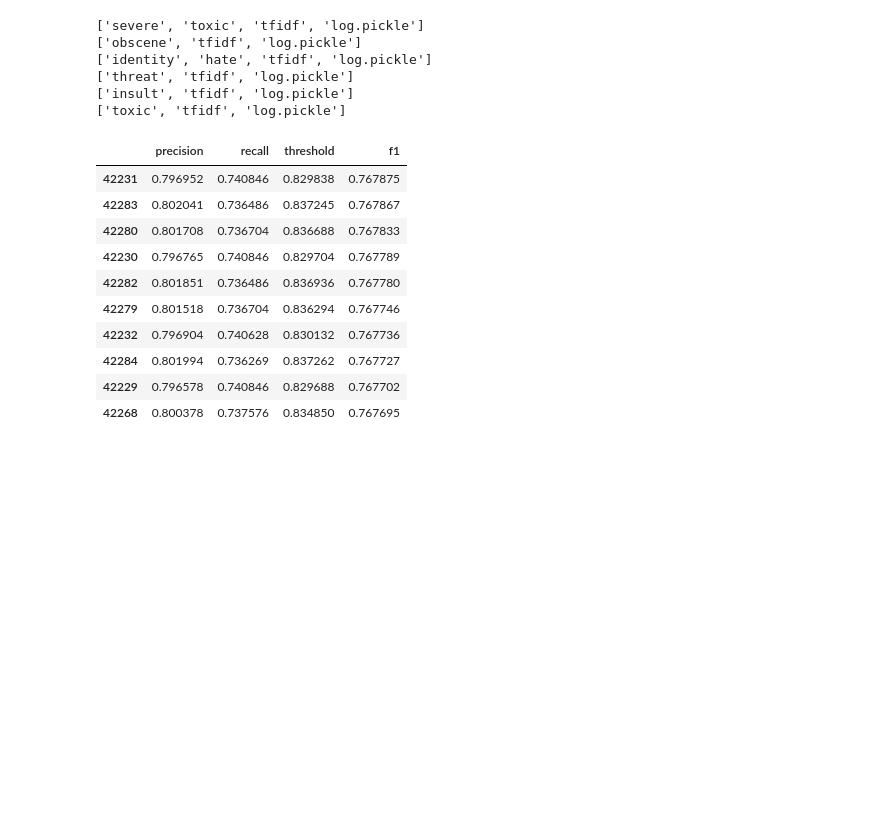
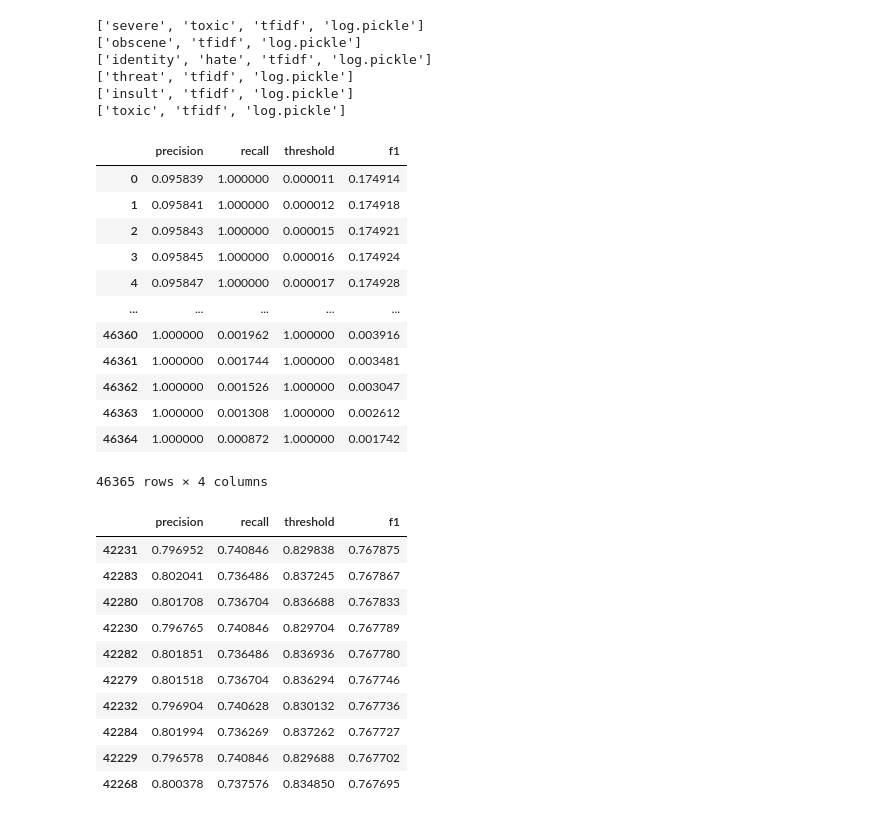
Before and after one commit to bryangyc/Toxic_comments_classification, a Jupyter notebook: code/modeling.ipynb, the cells around one changed output. Drawn from its saved outputs; the diff is of its cells as text; code cells hidden in the pictures; blank space fills up the shorter version.

```diff
--- a/code/modeling.ipynb
+++ b/code/modeling.ipynb
@@ -312,11 +314,13 @@ def results_extraction(
 
     # Different metrics
     accuracy = (tp + tn) / (tp + tn + fp + fn)
+    accuracy = accuracy_score(y_test, y_pred)
     misclassification = 1 - accuracy
-    recall = tp / (tp + fn)
+    recall = recall_score(y_test, y_pred)
+    precision = precision_score(y_test, y_pred)
     specificity = tn / (tn + fp)
-    precision = tp / (tp + fp)
     f1 = 2 * (precision * recall) / (precision + recall)
+    # f1 = f1_score(y_test, y_pred, average="weighted")
 
     acc_diff = np.abs(
         (model.score(X_train, y_train) - model.score(X_test, y_test))
@@ -1386,6 +1406,22 @@ def threshold_prc(feature, metric, model_name):
     return df
 # %%
 df_toxic = threshold_prc("toxic", "average_precision", "log")
+# %%
+df_toxic
+# %% [output]
+|  | precision | recall | threshold | f1 |
+| 0 | 0.095839 | 1.000000 | 0.000011 | 0.174914 |
+| 1 | 0.095841 | 1.000000 | 0.000012 | 0.174918 |
+| 2 | 0.095843 | 1.000000 | 0.000015 | 0.174921 |
+| 3 | 0.095845 | 1.000000 | 0.000016 | 0.174924 |
+| 4 | 0.095847 | 1.000000 | 0.000017 | 0.174928 |
+| ... | ... | ... | ... | ... |
+| 46360 | 1.000000 | 0.001962 | 1.000000 | 0.003916 |
+| 46361 | 1.000000 | 0.001744 | 1.000000 | 0.003481 |
+| 46362 | 1.000000 | 0.001526 | 1.000000 | 0.003047 |
+| 46363 | 1.000000 | 0.001308 | 1.000000 | 0.002612 |
+| 46364 | 1.000000 | 0.000872 | 1.000000 | 0.001742 |
+46365 rows × 4 columns
 # %%
 df_toxic.sort_values(by="f1", ascending=False).head(10)
 # %% [output]
```
Also changed, not shown: parts of 19 cells of this notebook, 13 other files.
